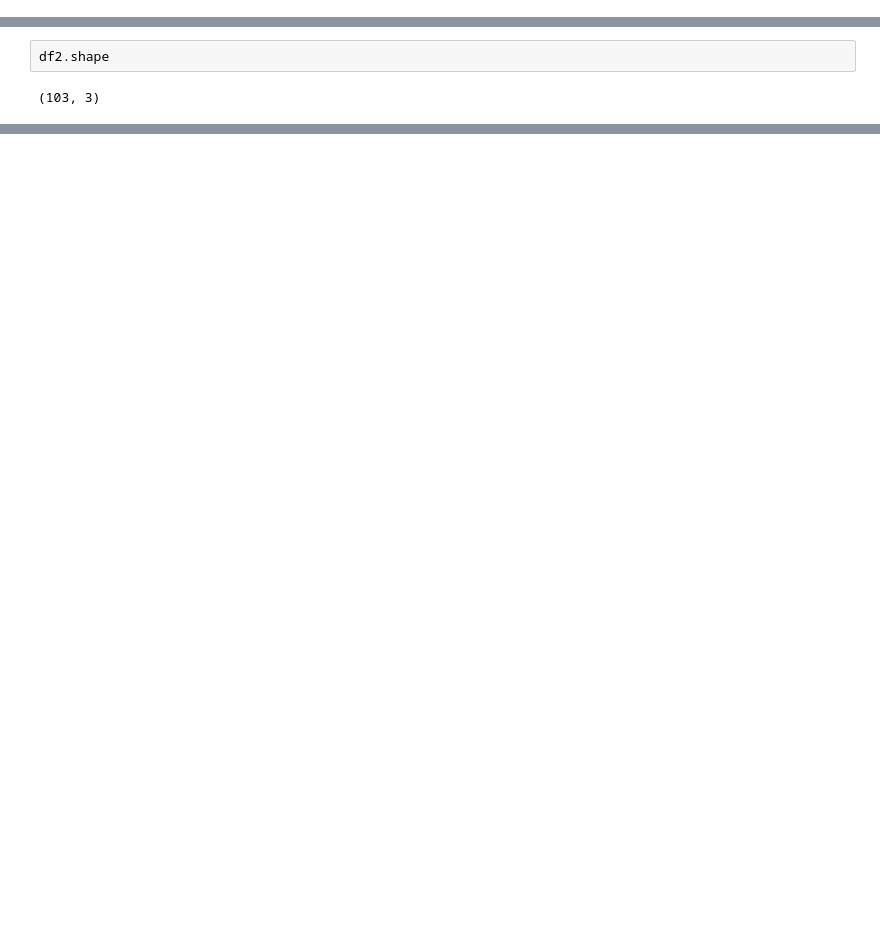
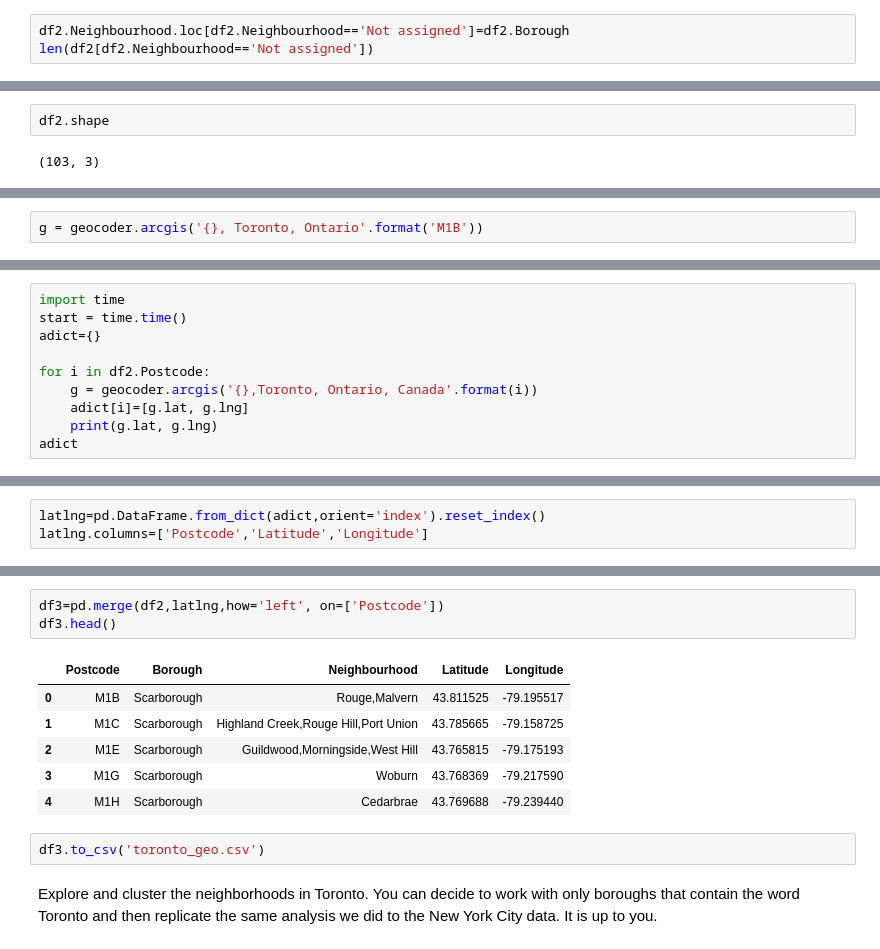
Before and after one commit to noiseorigin/ibm-data-science-capstone, a Jupyter notebook: Capstone Project Notebook.ipynb, the cells around one changed output, grey strips where cells are left out. Drawn from its saved outputs; the diff is of its cells as text; blank space fills up the shorter version.

```diff
--- a/Capstone Project Notebook.ipynb
+++ b/Capstone Project Notebook.ipynb
@@ -78,0 +81,3 @@ df2.head()
+# %%
+df2.Neighbourhood.loc[df2.Neighbourhood=='Not assigned']=df2.Borough
+len(df2[df2.Neighbourhood=='Not assigned'])
@@ -84,0 +92,2 @@ If a cell has a borough but a Not assigned neighborhood, then the neighborhood w
+# %%
+g = geocoder.arcgis('{}, Toronto, Ontario'.format('M1B'))
@@ -84,0 +98,10 @@ If a cell has a borough but a Not assigned neighborhood, then the neighborhood w
+# %%
+import time
+start = time.time()
+adict={}
+
+for i in df2.Postcode:
+    g = geocoder.arcgis('{},Toronto, Ontario, Canada'.format(i))
+    adict[i]=[g.lat, g.lng]
+    print(g.lat, g.lng)
+adict
@@ -84,0 +162,3 @@ If a cell has a borough but a Not assigned neighborhood, then the neighborhood w
+# %%
+latlng=pd.DataFrame.from_dict(adict,orient='index').reset_index()
+latlng.columns=['Postcode','Latitude','Longitude']
@@ -84,0 +174,14 @@ If a cell has a borough but a Not assigned neighborhood, then the neighborhood w
+# %%
+df3=pd.merge(df2,latlng,how='left', on=['Postcode'])
+df3.head()
+# %% [output]
+|  | Postcode | Borough | Neighbourhood | Latitude | Longitude |
+| 0 | M1B | Scarborough | Rouge,Malvern | 43.811525 | -79.195517 |
+| 1 | M1C | Scarborough | Highland Creek,Rouge Hill,Port Union | 43.785665 | -79.158725 |
+| 2 | M1E | Scarborough | Guildwood,Morningside,West Hill | 43.765815 | -79.175193 |
+| 3 | M1G | Scarborough | Woburn | 43.768369 | -79.217590 |
+| 4 | M1H | Scarborough | Cedarbrae | 43.769688 | -79.239440 |
+# %%
+df3.to_csv('toronto_geo.csv')
+# %% [markdown]
+Explore and cluster the neighborhoods in Toronto. You can decide to work with only boroughs that contain the word Toronto and then replicate the same analysis we did to the New York City data. It is up to you.
```
Also changed, not shown: parts of 17 cells of this notebook.
